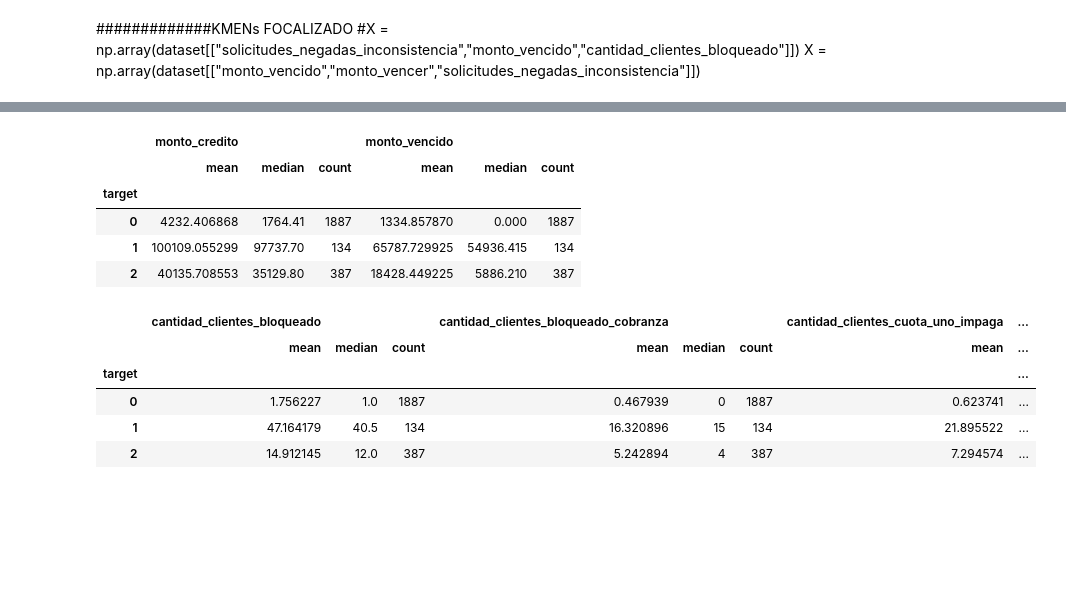
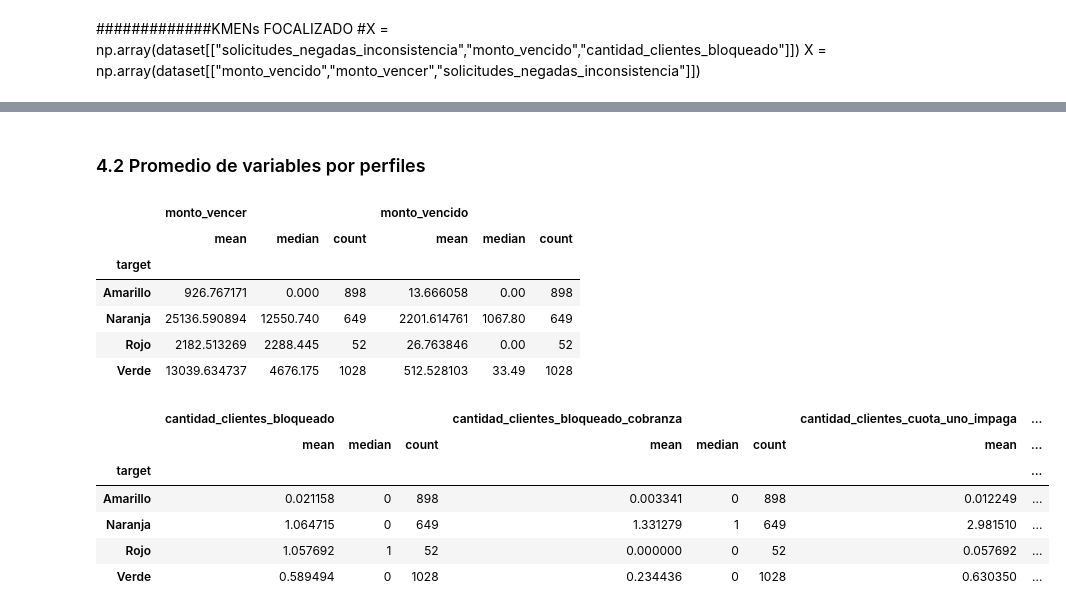
Before and after one commit to JSalao/DataScience, a Jupyter notebook: Final_fraude.ipynb, the cells around one changed output, grey strips where cells are left out. Saved outputs shown, nothing was run; the diff lists cells and outputs as text; code cells hidden in the pictures; blank space fills up the shorter version.

```diff
--- a/Final_fraude.ipynb
+++ b/Final_fraude.ipynb
@@ -117,8 +163,8 @@ array([589, 837, 1132, ..., 15421, 15448, 15451], dtype=object)
 from sklearn.preprocessing import MinMaxScaler
 
 escalar=MinMaxScaler()
-escalar.fit(df)
-escalada=escalar.transform(df)
+escalar.fit(df_normalized)
+escalada=escalar.transform(df_normalized)
 pca.fit(escalada)
 transformada=pca.transform(escalada)
 mglearn.discrete_scatter(transformada[:,0], transformada[:,1])#, dataset['id_distribuidor'] )
@@ -144,4 +177,0 @@ df.describe()
-# %%
-#Estadarizar dataframe
-df[df.columns] = escalar.fit_transform(df[df.columns])
-df
@@ -328,0 +278,10 @@ pred = kmeans.predict(data_scaled)
+# %%
+# defining the kmeans function with initialization as k-means++
+kmeans = KMeans(n_clusters=4, init='k-means++')
+
+# fitting the k means algorithm on scaled data
+kmeans.fit(data_scaled)
+
+kmeans.inertia_
+# inertia on the fitted data
+pred = kmeans.predict(data_scaled)
@@ -446,0 +375,13 @@ data1['target'] = data1['target'].astype('object')
+# %%
+# Segmento con mayor proporcion se asigna semaforo rojo luego amarillo y verde
+dataset['target'] = dataset['target'].astype(object)
+
+def target(dataset):
+    if dataset['target'] == 0:
+        return 'Verde'
+    elif dataset['target'] == 3:
+        return 'Amarillo'
+    elif dataset['target'] == 2:
+        return 'Naranja'
+    else:
+        return 'Rojo'
@@ -447,21 +404,25 @@ data1['target'] = data1['target'].astype('object')
+# %% [markdown]
+### 4.2 Promedio de variables por perfiles
 # %%
-data1[['monto_vencer', 'monto_vencido','target']].groupby(['target']).agg(["mean","median","count"])
+dataset[['monto_vencer', 'monto_vencido','target']].groupby(['target']).agg(["mean","median","count"])
 #.sort_values(by = 'target', ascending = True)
 # %% [output]
-|  | monto_credito |  |  | monto_vencido |  |  |
+|  | monto_vencer |  |  | monto_vencido |  |  |
 |  | mean | median | count | mean | median | count |
 | target |  |  |  |  |  |  |
-| 0 | 4232.406868 | 1764.41 | 1887 | 1334.857870 | 0.000 | 1887 |
-| 1 | 100109.055299 | 97737.70 | 134 | 65787.729925 | 54936.415 | 134 |
-| 2 | 40135.708553 | 35129.80 | 387 | 18428.449225 | 5886.210 | 387 |
+| Amarillo | 926.767171 | 0.000 | 898 | 13.666058 | 0.00 | 898 |
+| Naranja | 25136.590894 | 12550.740 | 649 | 2201.614761 | 1067.80 | 649 |
+| Rojo | 2182.513269 | 2288.445 | 52 | 26.763846 | 0.00 | 52 |
+| Verde | 13039.634737 | 4676.175 | 1028 | 512.528103 | 33.49 | 1028 |
 # %%
-data1[[ 'cantidad_clientes_bloqueado', 'cantidad_clientes_bloqueado_cobranza',
+dataset[[ 'cantidad_clientes_bloqueado', 'cantidad_clientes_bloqueado_cobranza',
        'cantidad_clientes_cuota_uno_impaga','cantidad_clientes_gestion_negativa','target']].groupby(['target']).agg(["mean","median","count"])
 #.sort_values(by = 'target', ascending = True)
 # %% [output]
 |  | cantidad_clientes_bloqueado |  |  | cantidad_clientes_bloqueado_cobranza |  |  | cantidad_clientes_cuota_uno_impaga | ... |
 |  | mean | median | count | mean | median | count | mean | ... |
 | target |  |  |  |  |  |  |  | ... |
-| 0 | 1.756227 | 1.0 | 1887 | 0.467939 | 0 | 1887 | 0.623741 | ... |
-| 1 | 47.164179 | 40.5 | 134 | 16.320896 | 15 | 134 | 21.895522 | ... |
-| 2 | 14.912145 | 12.0 | 387 | 5.242894 | 4 | 387 | 7.294574 | ... |
+| Amarillo | 0.021158 | 0 | 898 | 0.003341 | 0 | 898 | 0.012249 | ... |
+| Naranja | 1.064715 | 0 | 649 | 1.331279 | 1 | 649 | 2.981510 | ... |
+| Rojo | 1.057692 | 1 | 52 | 0.000000 | 0 | 52 | 0.057692 | ... |
+| Verde | 0.589494 | 0 | 1028 | 0.234436 | 0 | 1028 | 0.630350 | ... |
```
Also changed, not shown: parts of 75 cells of this notebook, 4 other files.
